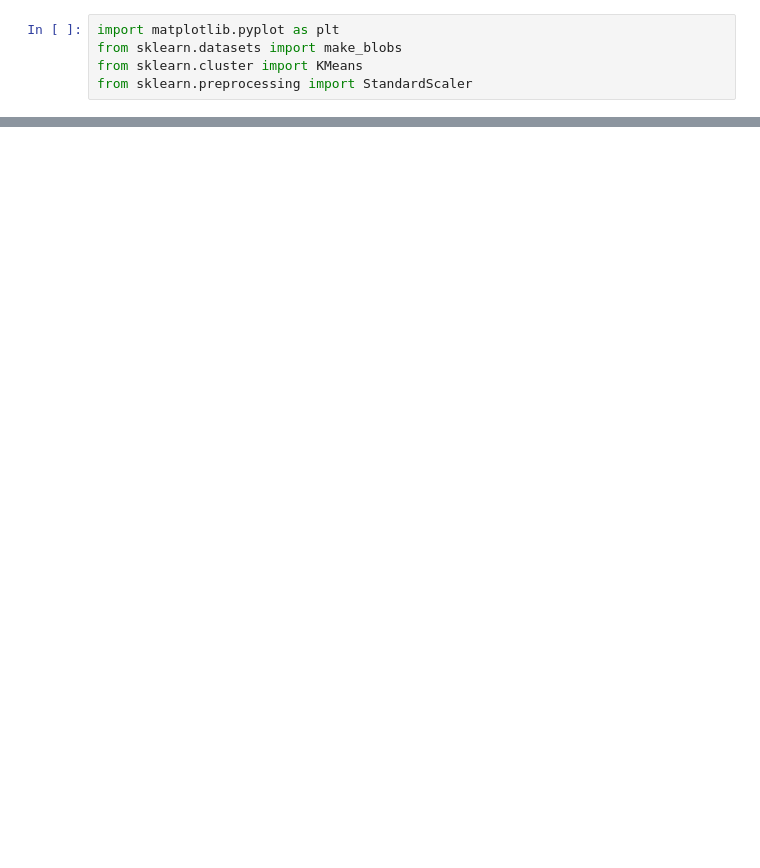
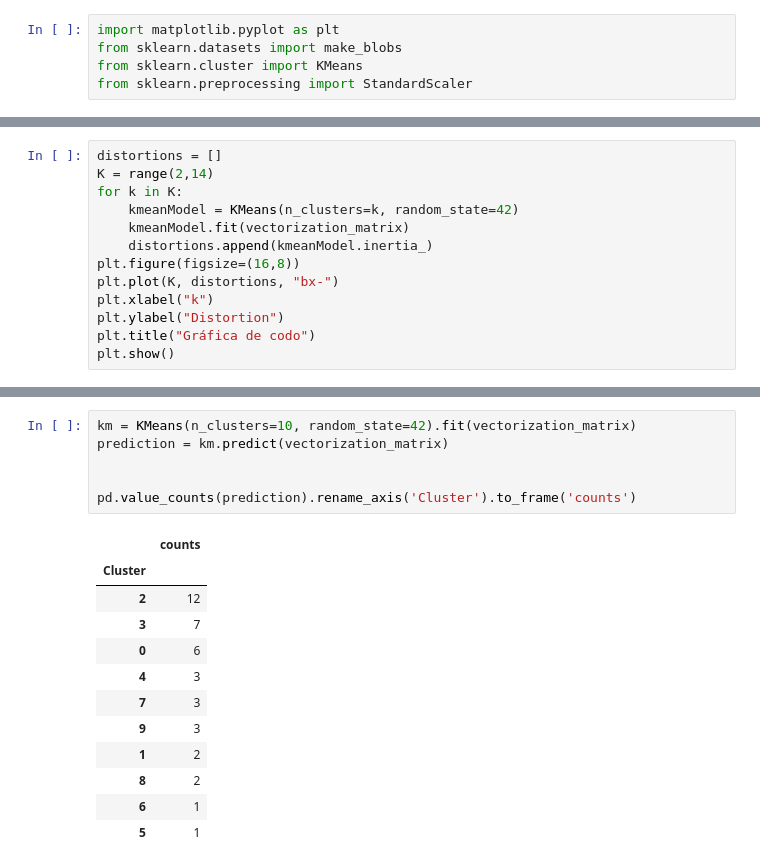
Before and after one commit to GuidoPadilla/LAB4SDS, a Jupyter notebook: ht2.ipynb, the cells around one changed output, grey strips where cells are left out. Drawn from its saved outputs; the diff is of its cells as text; blank space fills up the shorter version.

```diff
--- a/ht2.ipynb
+++ b/ht2.ipynb
@@ -61,0 +82,13 @@ df
+# %%
+distortions = []
+K = range(2,14)
+for k in K:
+    kmeanModel = KMeans(n_clusters=k, random_state=42)
+    kmeanModel.fit(vectorization_matrix)
+    distortions.append(kmeanModel.inertia_)
+plt.figure(figsize=(16,8))
+plt.plot(K, distortions, "bx-")
+plt.xlabel("k")
+plt.ylabel("Distortion")
+plt.title("Gráfica de codo")
+plt.show()
@@ -61,0 +97,19 @@ df
+# %%
+km = KMeans(n_clusters=10, random_state=42).fit(vectorization_matrix)
+prediction = km.predict(vectorization_matrix)
+
+
+pd.value_counts(prediction).rename_axis('Cluster').to_frame('counts')
+# %% [output]
+|  | counts |
+| Cluster |  |
+| 2 | 12 |
+| 3 | 7 |
+| 0 | 6 |
+| 4 | 3 |
+| 7 | 3 |
+| 9 | 3 |
+| 1 | 2 |
+| 8 | 2 |
+| 6 | 1 |
+| 5 | 1 |
```
Also changed, not shown: parts of 13 cells of this notebook.
